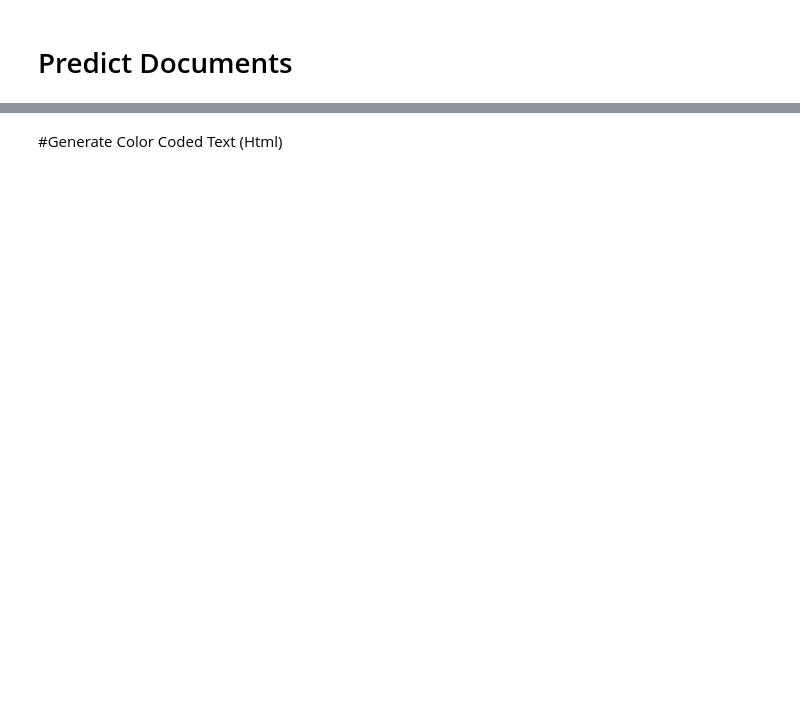
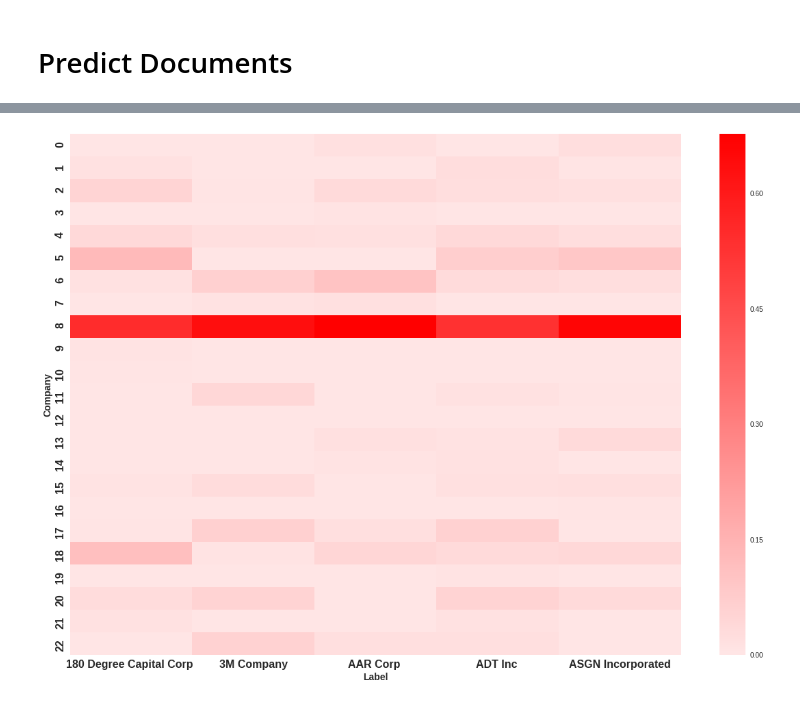
Before and after one commit to Dkreitzer/Text_ML_Classification_UMN, a Jupyter notebook: Doc_Classification.ipynb, the cells around one changed output, grey strips where cells are left out. Saved outputs shown, nothing was run; the diff lists cells and outputs as text; code cells hidden in the pictures; blank space fills up the shorter version.

```diff
--- a/Doc_Classification.ipynb
+++ b/Doc_Classification.ipynb
@@ -625,9 +845,0 @@ def analyze_documents():
-# %%
-
-company_clusters, grouped_frame, muliple_company_frame = analyze_documents()
-company_clusters.T.head()
-# %%
-
-master = pd.read_csv('Text_ML_Classification_UMN/Predicting/CSV/master.csv')
-master = master.set_index("company")
-master
@@ -653,30 +928,57 @@ plt.show()
 # %%
-def plot_heatmap(company_clusters):
-    map_time = datetime.now().strftime("%b%d-%I%M%p")
+#@title Heatmap { run: "auto", vertical-output: true, display-mode: "form" }
+folder = 'Master CSV' #@param ["Analyze", "Master CSV"]
+
+
+def plot_heatmap(company_clusters, html, png):
+    map_time = get_time()
 
     fig2, ax2 = plt.subplots(figsize=(20, 14))
     cmap = sns.light_palette('red', as_cmap=True)
+    if folder == "Master CSV":
+      master = load_master_data()
+      company_clusters = master.reset_index(drop=True)
+
+    company_clusters.plot(kind='bar', stacked=True, figsize=(15,10), use_index=True, ax=f.gca())
 
     sns.heatmap(company_clusters, ax=ax2, cmap=cmap)
 
 
     ax2.set_xlabel('Label', fontdict={'weight': 'bold', 'size': 14})
     ax2.set_ylabel('Company', fontdict={'weight': 'bold', 'size': 14})
     for label in ax2.get_xticklabels():
         label.set_size(16)
         label.set_weight("bold")
     for label in ax2.get_yticklabels():
         label.set_size(16)
         label.set_weight("bold")
-    plt.savefig(
+
+
+    if png == True or html == True:
+        plt.savefig(
         "Text_ML_Classification_UMN/Predicting/Images/Heatmap{map_time}.jpg",
         dpi=None, facecolor='w', edgecolor='w',
                 orientation='portrait', papertype=None, format=None,
                 transparent=False, bbox_inches=None, pad_inches=0.1,
                 frameon=None, metadata=None)
 
-    def onhover(event):
-        print('%s click: button=%d, x=%d, y=%d, xdata=%f, ydata=%f' %
-              ('double' if event.dblclick else 'single', event.button,
-               event.x, event.y, event.xdata, event.ydata))
-    cid = fig2.canvas.mpl_connect('motion_notify_event', onhover)
+    if html == True:
+        print(
+            "Make sure Png is located in Text_ML_Classification_UMN/Predi" +
+            "cting/Images/ for html to work")
+        Html_file= open('Text_ML_Classification_UMN/Predicting/Images/Heat'+
+                        f'map{time}.html',"w")
+        html_str = HTML(
+            '<img src="Text_ML_Classification_UMN/Predicting/Images/Heat' +
+            f'map{time}.png" alt={company_clusters.T.columns.values}>')
+        Html_file.close()
+
+#@markdown ## Save Image?
+
+
+html = False #@param ["False", "True"] {type:"raw"}
+png= True #@param ["False", "True"] {type:"raw"}
+
+plot_heatmap(company_clusters.T, html, png)
+# %% [output]
+[figure, added]
@@ -685,3 +985 @@ plot_heatmap(company_clusters)
-# %% [markdown]
-#Generate Color Coded Text (Html)
 # %%
```
Also changed, not shown: parts of 69 cells of this notebook.
